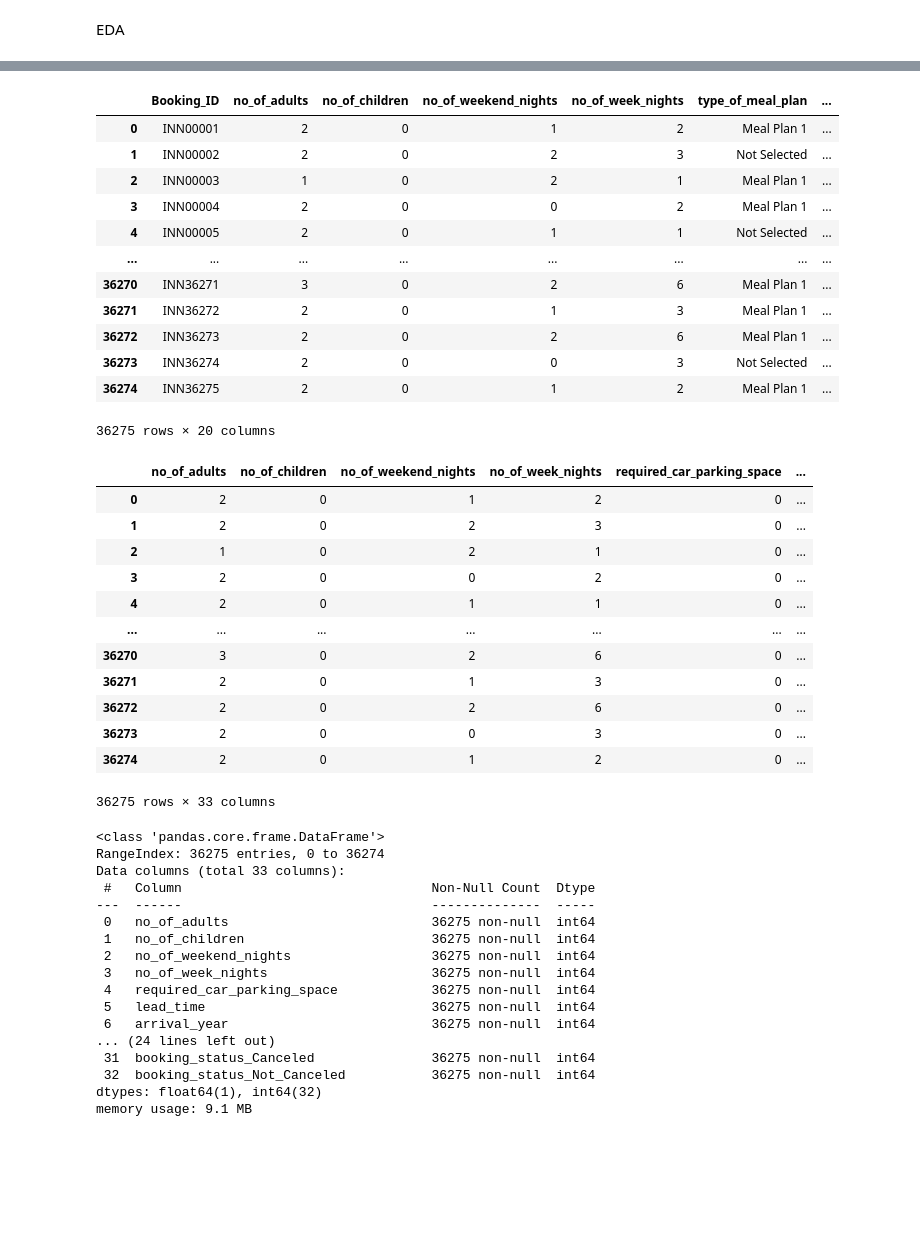
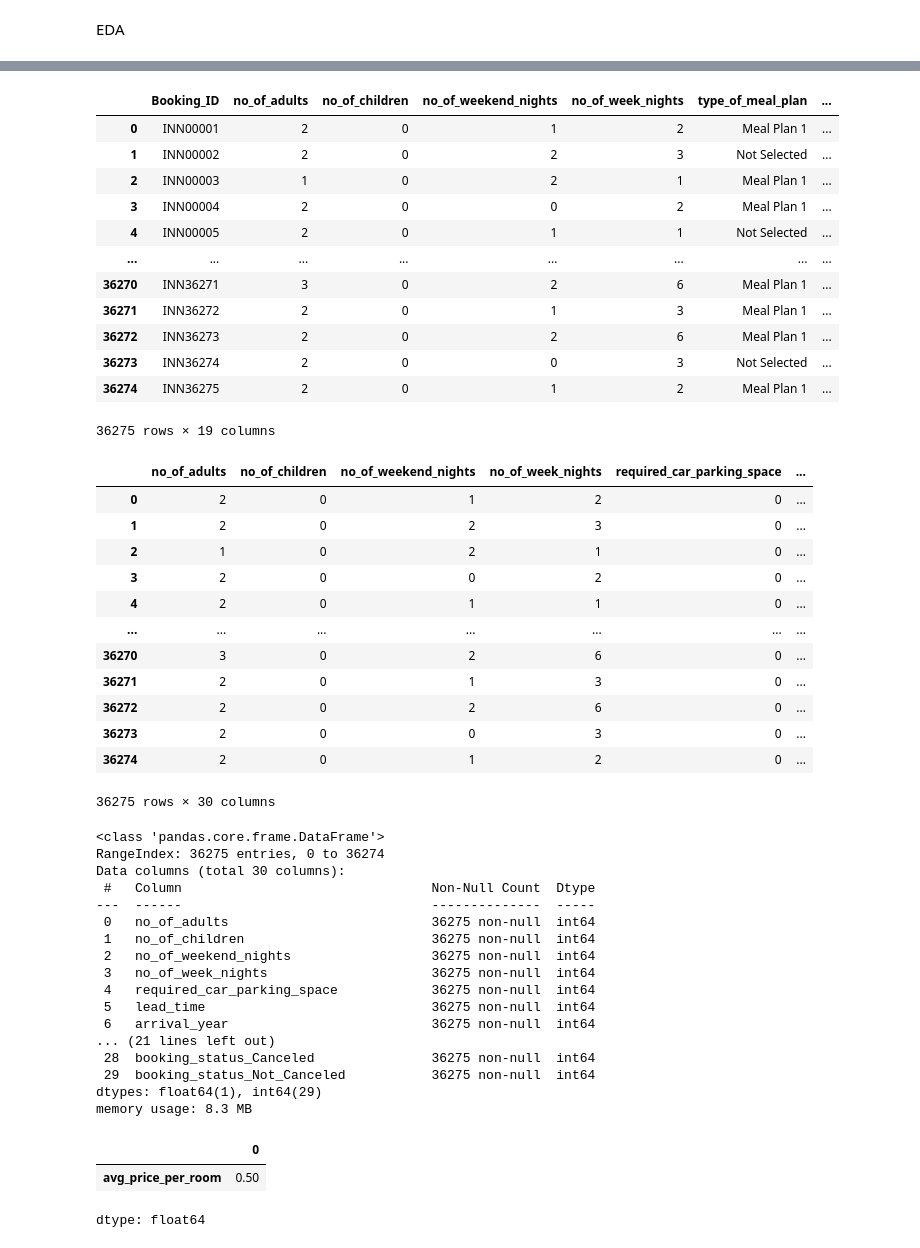
Before and after one commit to michelup/TEST_SDA, a Jupyter notebook: Projekt_2_15052025.ipynb, the cells around one changed output, grey strips where cells are left out. Cells and saved outputs as stored; diff of their text form; code cells hidden in the pictures; blank space fills up the shorter version.

```diff
--- a/Projekt_2_15052025.ipynb
+++ b/Projekt_2_15052025.ipynb
@@ -114,3 +114,28 @@ data.describe( )
 | 50% | 2.00 | 0.00 | 1.00 | 2.00 | 0.00 | ... |
 | 75% | 2.00 | 0.00 | 2.00 | 3.00 | 0.00 | ... |
 | max | 4.00 | 10.00 | 7.00 | 17.00 | 1.00 | ... |
+# %%
+#POZN  MARKET SEGMENT ROZDELIT DO 3 a zbytek OTHER
+
+# Define the column you want to modify
+column_to_modify = 'market_segment_type'
+
+# Define the list of specific values to group into 'Other'
+values_to_group = ['Corporate', 'Aviation', 'Complementary']
+
+# Check the current value counts before grouping (optional but recommended)
+print(f"Original value counts for '{column_to_modify}':")
+print(data[column_to_modify].value_counts())
+
+# Use the replace method to change the specified values to 'Other'
+# Using .loc to ensure proper assignment and avoid
+data.loc[:, column_to_modify] = data[column_to_modify].replace(values_to_group, 'Other')
+
+# Check the value counts after grouping to verify the change
+print(f"\nValue counts for '{column_to_modify}' after grouping:")
+print(data[column_to_modify].value_counts())
+
+# Display the head of the DataFrame to see the changes (optional)
+column_to_show = 'market_segment_type'
+print(f"\nUnique values in the '{column_to_show}' column:")
+print(data[column_to_show].unique())
@@ -127,3 +191,11 @@ UPSAMPLING = True
 SMOTE = False # if true -> smote, else adasyn
 # %%
 df=data.reset_index()
+# %%
+avg_prices = df.groupby('room_type_reserved')['avg_price_per_room'].mean()
+print(avg_prices)  # Zobrazíme průměrné ceny pro každou kategorii
+df['avg_price_per_room'] = df.apply(
+    lambda row: avg_prices[row['room_type_reserved']] if row['avg_price_per_room'] == 0 else row['avg_price_per_room'], axis=1
+)
+
+print(df.head())  # Zobrazíme upravený DataFrame
@@ -181,7 +271,7 @@ df_reset
 | 36272 | INN36273 | 2 | 0 | 2 | 6 | Meal Plan 1 | ... |
 | 36273 | INN36274 | 2 | 0 | 0 | 3 | Not Selected | ... |
 | 36274 | INN36275 | 2 | 0 | 1 | 2 | Meal Plan 1 | ... |
-36275 rows × 20 columns
+36275 rows × 19 columns
 # %%
 #pripojeni puvodniho datasetu k one-hot datasetu
 df=df_reset.join(encoded_df)
@@ -203,13 +293,13 @@ df
 | 36272 | 2 | 0 | 2 | 6 | 0 | ... |
 | 36273 | 2 | 0 | 0 | 3 | 0 | ... |
 | 36274 | 2 | 0 | 1 | 2 | 0 | ... |
-36275 rows × 33 columns
+36275 rows × 30 columns
 # %%
 df.info()
 # %% [output]
 <class 'pandas.core.frame.DataFrame'>
 RangeIndex: 36275 entries, 0 to 36274
-Data columns (total 33 columns):
+Data columns (total 30 columns):
  #   Column                                Non-Null Count  Dtype
 ---  ------                                --------------  -----
  0   no_of_adults                          36275 non-null  int64
@@ -219,10 +309,10 @@ Data columns (total 33 columns):
  4   required_car_parking_space            36275 non-null  int64
  5   lead_time                             36275 non-null  int64
  6   arrival_year                          36275 non-null  int64
-... (24 lines left out)
- 31  booking_status_Canceled               36275 non-null  int64
- 32  booking_status_Not_Canceled           36275 non-null  int64
-dtypes: float64(1), int64(32)
-memory usage: 9.1 MB
+... (21 lines left out)
+ 28  booking_status_Canceled               36275 non-null  int64
+ 29  booking_status_Not_Canceled           36275 non-null  int64
+dtypes: float64(1), int64(29)
+memory usage: 8.3 MB
 # %%
 
@@ -233,0 +322,7 @@ memory usage: 9.1 MB
+# %%
+
+df[['avg_price_per_room']].min()
+# %% [output]
+|  | 0 |
+| avg_price_per_room | 0.50 |
+dtype: float64
```
Also changed, not shown: parts of 8 cells of this notebook.
